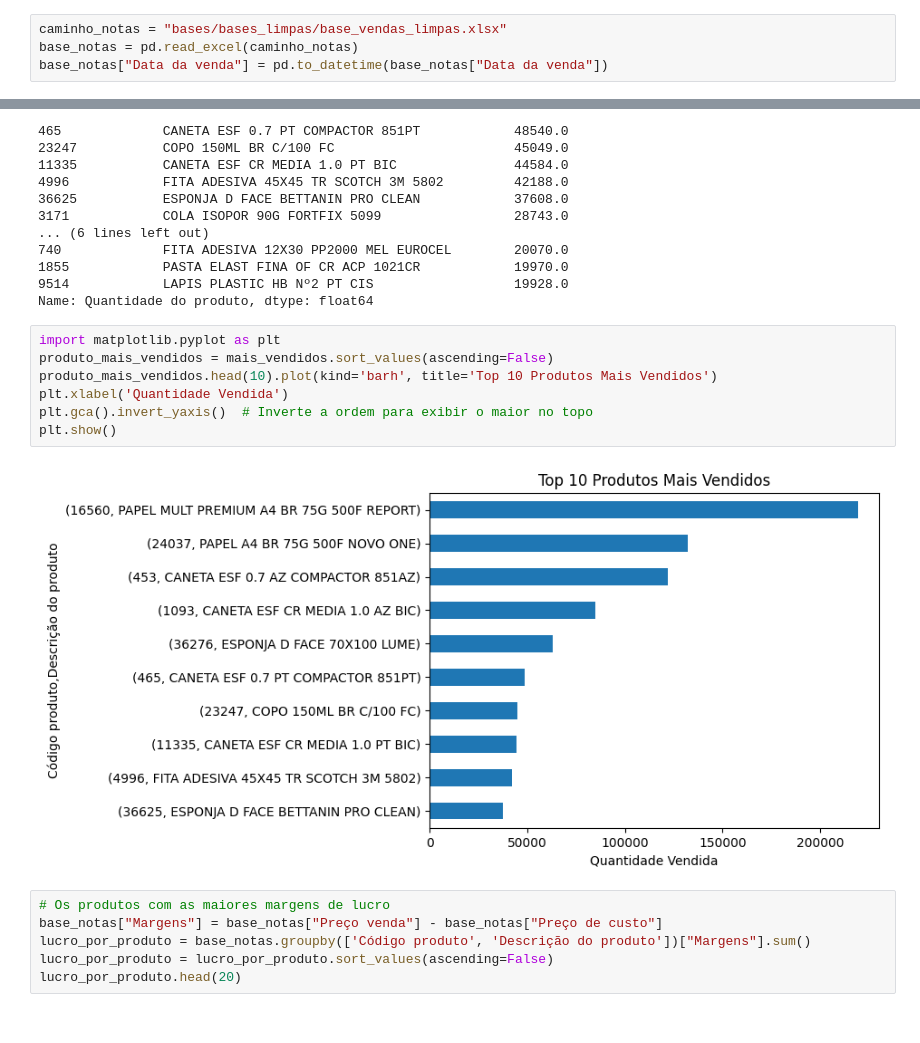
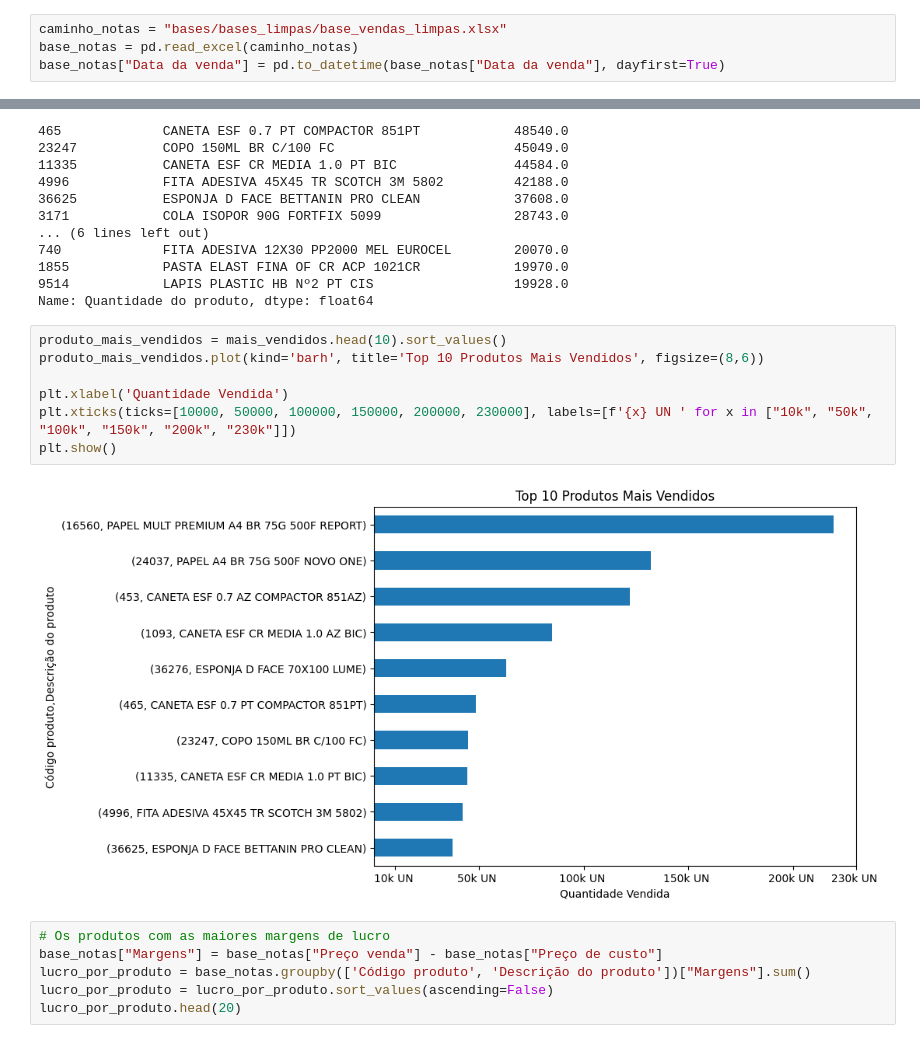
Before and after one commit to PauloQuirinoMN/Sistema-de-Recomendacao-e-Cross-selling, a Jupyter notebook: exploratoria.ipynb, the cells around one changed output, grey strips where cells are left out. Drawn from its saved outputs; the diff is of its cells as text.

```diff
--- a/exploratoria.ipynb
+++ b/exploratoria.ipynb
@@ -6,7 +6,7 @@ from scipy import stats
 # %%
 caminho_notas = "bases/bases_limpas/base_vendas_limpas.xlsx"
 base_notas = pd.read_excel(caminho_notas)
-base_notas["Data da venda"] = pd.to_datetime(base_notas["Data da venda"])
+base_notas["Data da venda"] = pd.to_datetime(base_notas["Data da venda"], dayfirst=True)
 # %%
 base_notas.head(3)
 # %% [output]
@@ -72,14 +72,14 @@ Código produto  Descrição do produto
 9514            LAPIS PLASTIC HB Nº2 PT CIS                  19928.0
 Name: Quantidade do produto, dtype: float64
 # %%
-import matplotlib.pyplot as plt
-produto_mais_vendidos = mais_vendidos.sort_values(ascending=False)
-produto_mais_vendidos.head(10).plot(kind='barh', title='Top 10 Produtos Mais Vendidos')
+produto_mais_vendidos = mais_vendidos.head(10).sort_values()
+produto_mais_vendidos.plot(kind='barh', title='Top 10 Produtos Mais Vendidos', figsize=(8,6))
+
 plt.xlabel('Quantidade Vendida')
-plt.gca().invert_yaxis()  # Inverte a ordem para exibir o maior no topo
+plt.xticks(ticks=[10000, 50000, 100000, 150000, 200000, 230000], labels=[f'{x} UN ' for x in ["10k", "50k", "100k", "150k", "200k", "230k"]])
 plt.show()
 # %% [output]
-[figure, old version]
+[figure, new version]
 # %%
 # Os produtos com as maiores margens de lucro
 base_notas["Margens"] = base_notas["Preço venda"] - base_notas["Preço de custo"]
```
Also changed, not shown: parts of 13 cells of this notebook, 2 other files.
